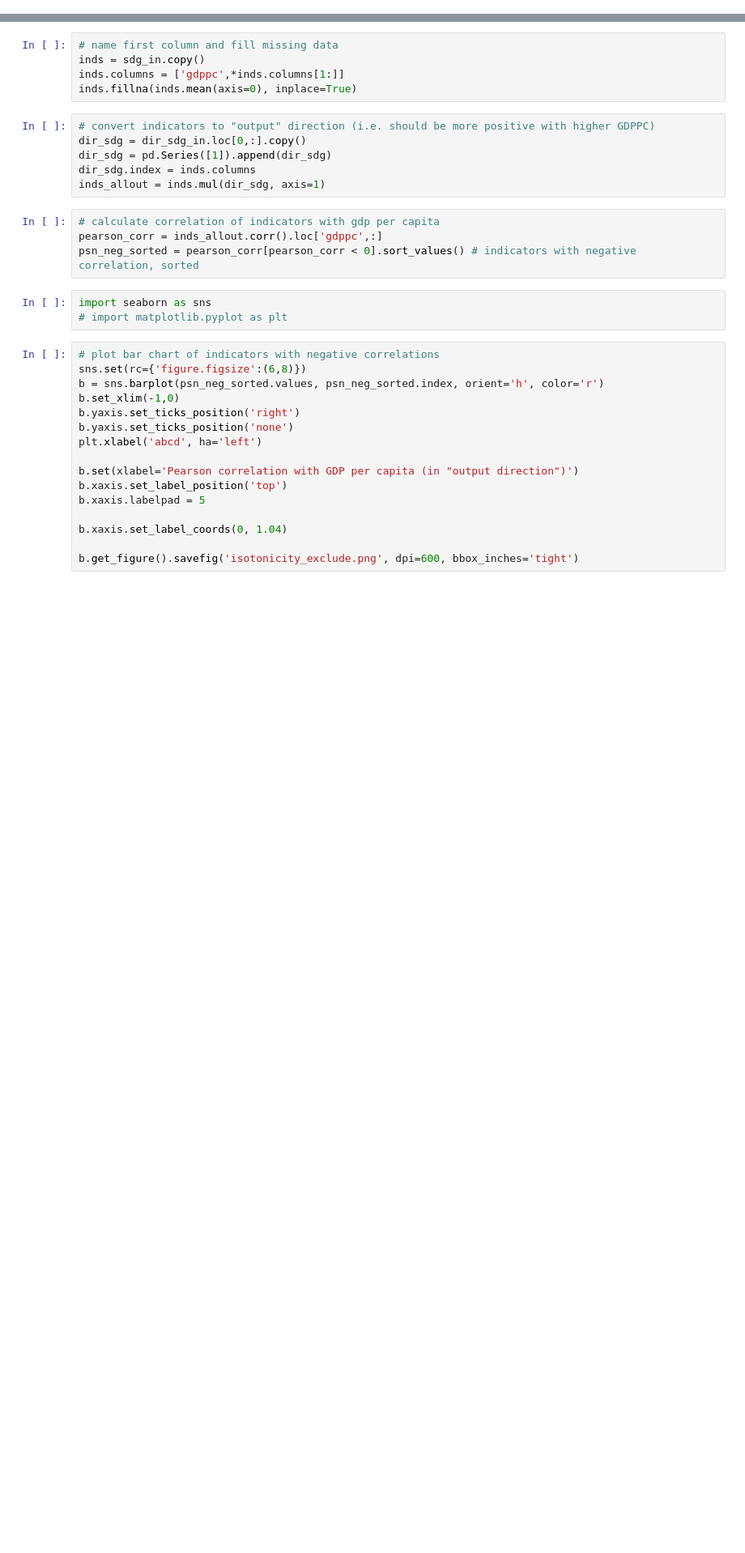
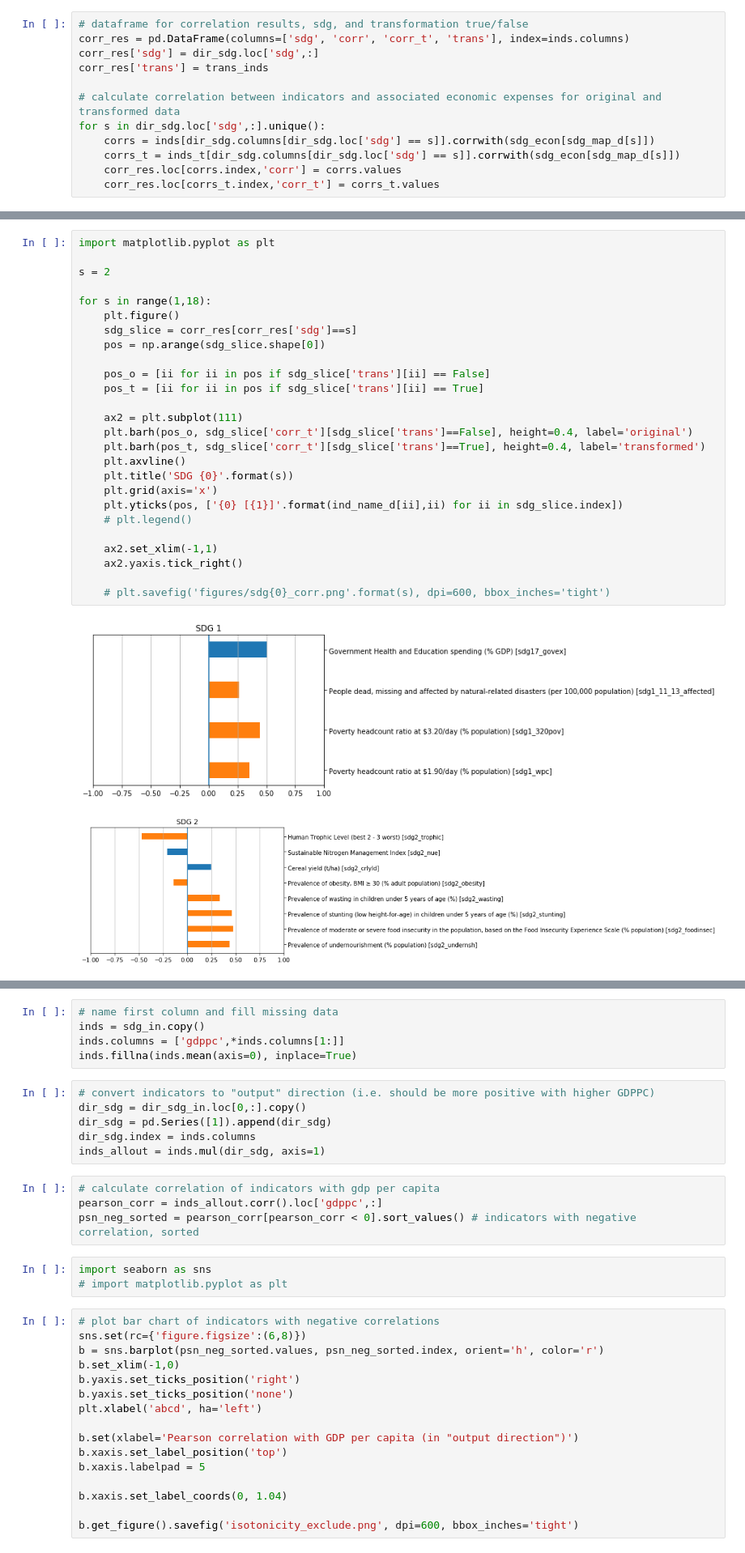
Before and after one commit to emcmd/sdg-dea, a Jupyter notebook: isotonicity.ipynb, the cells around one changed output, grey strips where cells are left out. Shown at 81% size. Saved outputs shown, nothing was run; the diff lists cells and outputs as text; blank space fills up the shorter version.

Commit message:
updated isotonicity analysis for transformed data and mapped economic inputs

```diff
--- a/isotonicity.ipynb
+++ b/isotonicity.ipynb
@@ -19,0 +114,12 @@ dir_sdg_in = pd.read_excel('SDG-DEA_indicators_V3_20200428.xlsx',
+# %%
+# dataframe for correlation results, sdg, and transformation true/false
+corr_res = pd.DataFrame(columns=['sdg', 'corr', 'corr_t', 'trans'], index=inds.columns)
+corr_res['sdg'] = dir_sdg.loc['sdg',:]
+corr_res['trans'] = trans_inds
+
+# calculate correlation between indicators and associated economic expenses for original and transformed data
+for s in dir_sdg.loc['sdg',:].unique():
+    corrs = inds[dir_sdg.columns[dir_sdg.loc['sdg'] == s]].corrwith(sdg_econ[sdg_map_d[s]])
+    corrs_t = inds_t[dir_sdg.columns[dir_sdg.loc['sdg'] == s]].corrwith(sdg_econ[sdg_map_d[s]])
+    corr_res.loc[corrs.index,'corr'] = corrs.values
+    corr_res.loc[corrs_t.index,'corr_t'] = corrs_t.values
@@ -19,0 +134,29 @@ dir_sdg_in = pd.read_excel('SDG-DEA_indicators_V3_20200428.xlsx',
+# %%
+import matplotlib.pyplot as plt
+
+s = 2
+
+for s in range(1,18):
+    plt.figure()
+    sdg_slice = corr_res[corr_res['sdg']==s]
+    pos = np.arange(sdg_slice.shape[0])
+
+    pos_o = [ii for ii in pos if sdg_slice['trans'][ii] == False]
+    pos_t = [ii for ii in pos if sdg_slice['trans'][ii] == True]
+
+    ax2 = plt.subplot(111)
+    plt.barh(pos_o, sdg_slice['corr_t'][sdg_slice['trans']==False], height=0.4, label='original')
+    plt.barh(pos_t, sdg_slice['corr_t'][sdg_slice['trans']==True], height=0.4, label='transformed')
+    plt.axvline()
+    plt.title('SDG {0}'.format(s))
+    plt.grid(axis='x')
+    plt.yticks(pos, ['{0} [{1}]'.format(ind_name_d[ii],ii) for ii in sdg_slice.index])
+    # plt.legend()
+
+    ax2.set_xlim(-1,1)
+    ax2.yaxis.tick_right()
+
+    # plt.savefig('figures/sdg{0}_corr.png'.format(s), dpi=600, bbox_inches='tight')
+# %% [output]
+[figure, added]
+[figure, added]
```
Also changed, not shown: parts of 12 cells of this notebook.
